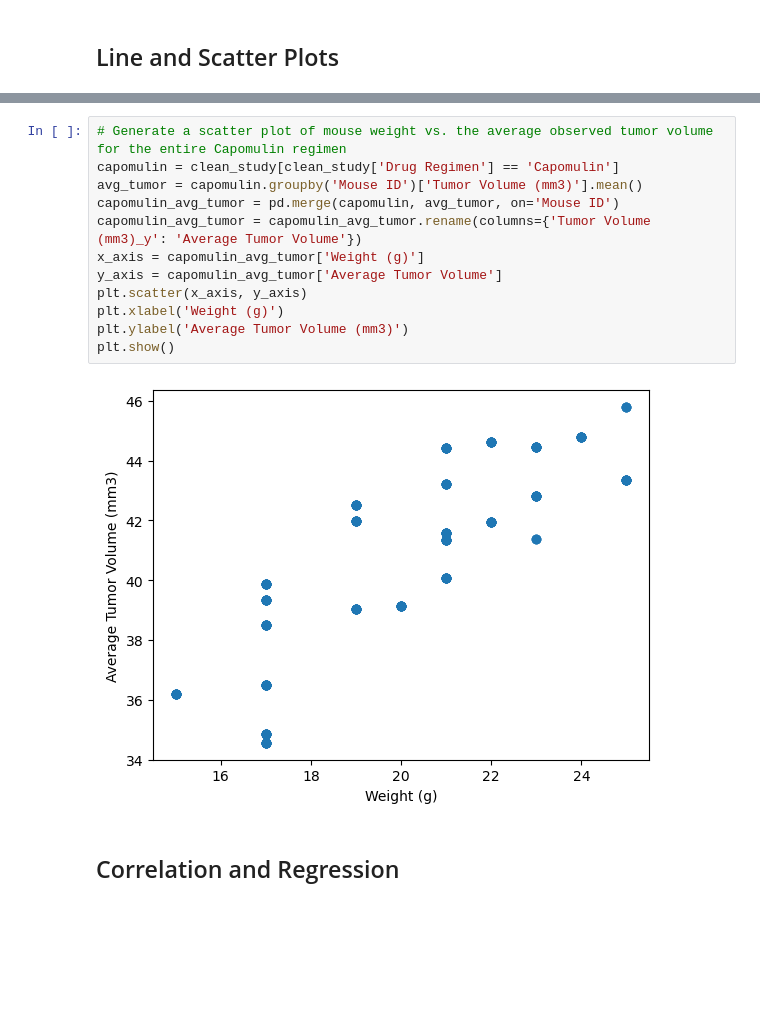
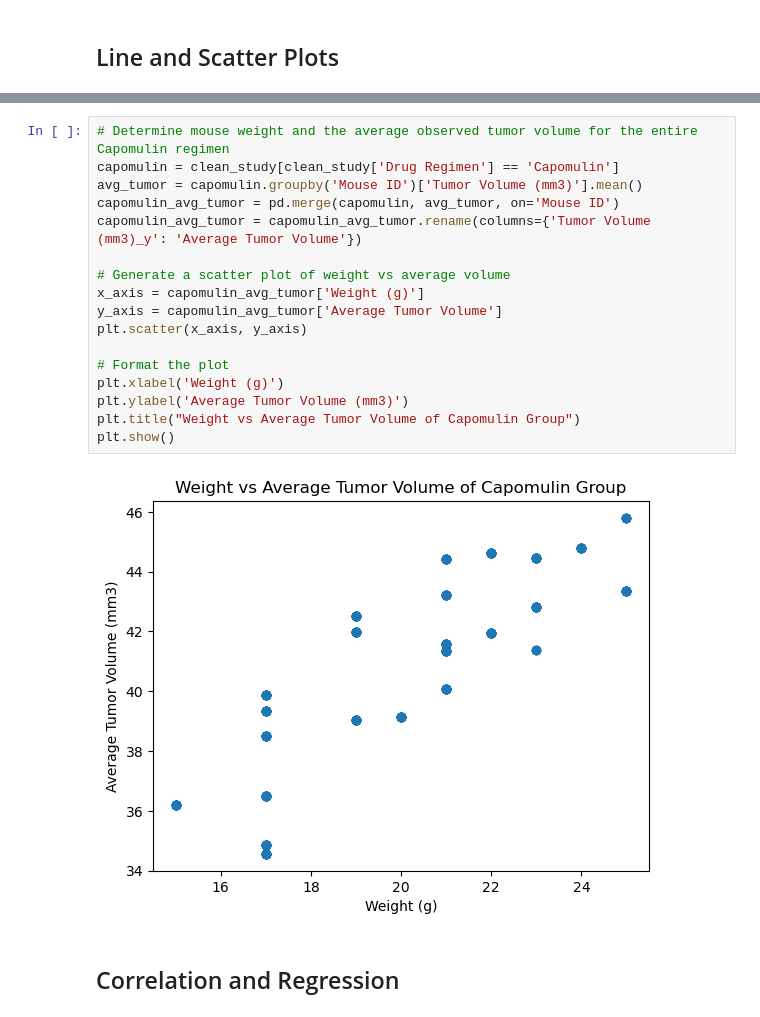
Before and after one commit to sesomluap/plot-challenge, a Jupyter notebook: Pymaceuticals/pymaceuticals.ipynb, the cells around one changed output, grey strips where cells are left out. Drawn from its saved outputs; the diff is of its cells as text; blank space fills up the shorter version.

```diff
--- a/Pymaceuticals/pymaceuticals.ipynb
+++ b/Pymaceuticals/pymaceuticals.ipynb
@@ -258,19 +278,24 @@ plt.show()
 # %% [output]
 [figure]
 # %%
-# Generate a scatter plot of mouse weight vs. the average observed tumor volume for the entire Capomulin regimen
+# Determine mouse weight and the average observed tumor volume for the entire Capomulin regimen
 capomulin = clean_study[clean_study['Drug Regimen'] == 'Capomulin']
 avg_tumor = capomulin.groupby('Mouse ID')['Tumor Volume (mm3)'].mean()
 capomulin_avg_tumor = pd.merge(capomulin, avg_tumor, on='Mouse ID')
 capomulin_avg_tumor = capomulin_avg_tumor.rename(columns={'Tumor Volume (mm3)_y': 'Average Tumor Volume'})
+
+# Generate a scatter plot of weight vs average volume
 x_axis = capomulin_avg_tumor['Weight (g)']
 y_axis = capomulin_avg_tumor['Average Tumor Volume']
 plt.scatter(x_axis, y_axis)
+
+# Format the plot
 plt.xlabel('Weight (g)')
 plt.ylabel('Average Tumor Volume (mm3)')
+plt.title("Weight vs Average Tumor Volume of Capomulin Group")
 plt.show()
 # %% [output]
-[figure, old version]
+[figure, new version]
 # %% [markdown]
 ## Correlation and Regression
 # %%
```
Also changed, not shown: parts of 10 cells of this notebook.
